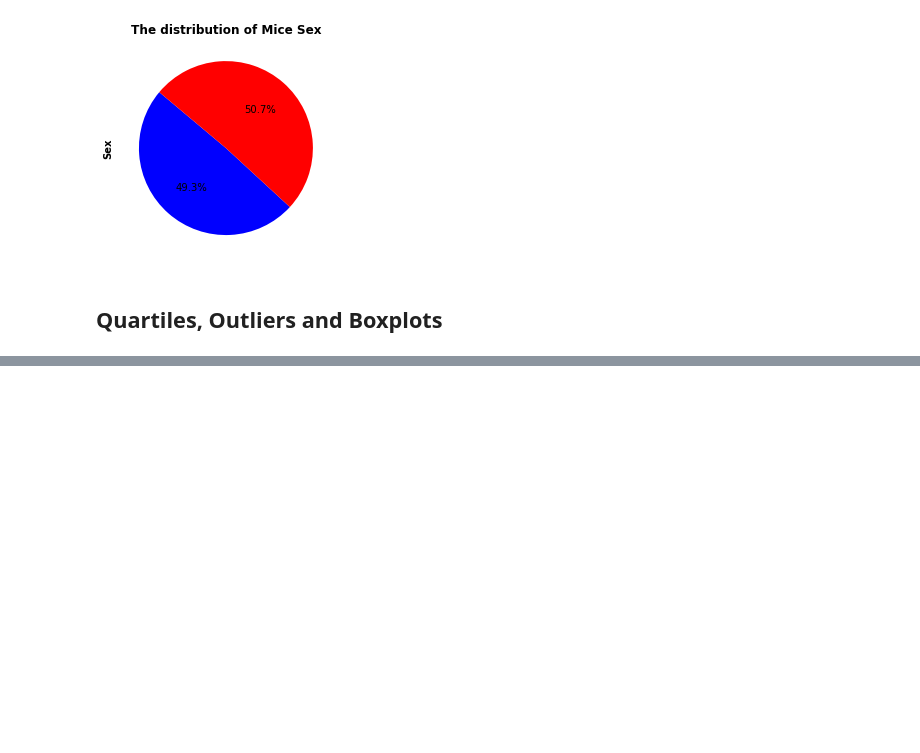
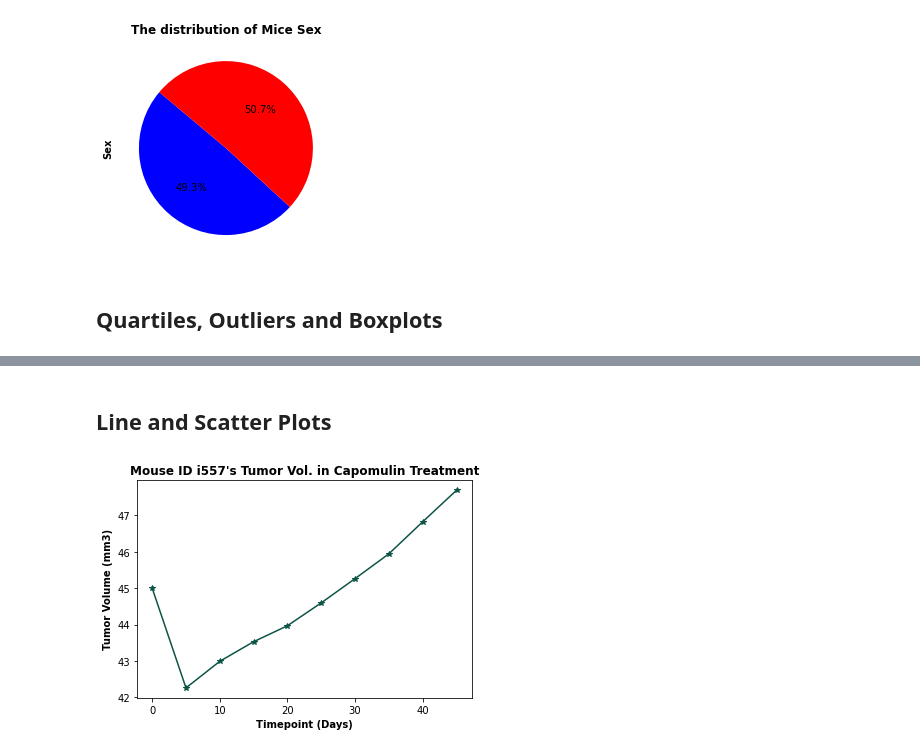
Before and after one commit to Amara-h/matplotlib_homework, a Jupyter notebook: matplotlib_homework.ipynb.ipynb, the cells around one changed output, grey strips where cells are left out. Cells and saved outputs as stored; diff of their text form; code cells hidden in the pictures; blank space fills up the shorter version.

```diff
--- a/matplotlib_homework.ipynb.ipynb
+++ b/matplotlib_homework.ipynb.ipynb
@@ -304,0 +309,26 @@ plt.close()
+# %% [markdown]
+## Line and Scatter Plots
+# %%
+# Generate dataframe only in Capomulin Regimen
+Capomulin_df = clean_df.loc[clean_df['Drug Regimen'] == 'Capomulin']
+
+# Identify specific mouse ID and get data of the mouse id
+mouse_id = 'i557'
+mouse_df = Capomulin_df.loc[Capomulin_df['Mouse ID'] == mouse_id]
+
+# Generate a line plot
+time_vol = plt.plot(mouse_df['Timepoint'], mouse_df['Tumor Volume (mm3)'], marker='*', color='#0B5345')
+
+# Set x/y label, title
+plt.title(f"Mouse ID {mouse_id}'s Tumor Vol. in Capomulin Treatment", fontweight='bold')
+plt.xlabel('Timepoint (Days)', fontweight='bold')
+plt.ylabel('Tumor Volume (mm3)', fontweight='bold')
+
+
+# Present the box plot chart
+plt.show()
+
+# To close pyplot
+plt.close()
+# %% [output]
+[figure, added]
```
Also changed, not shown: parts of 5 cells of this notebook.
